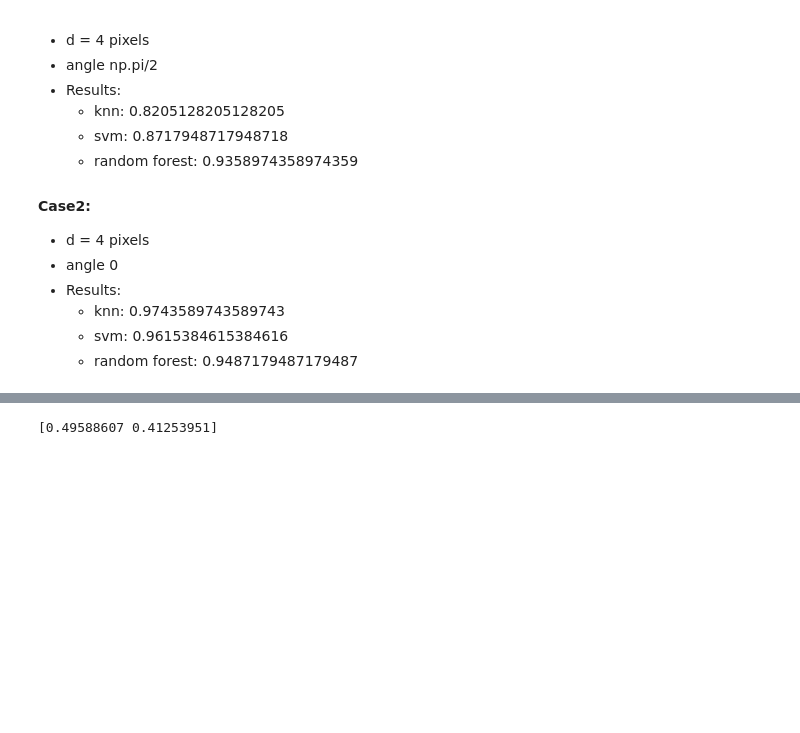
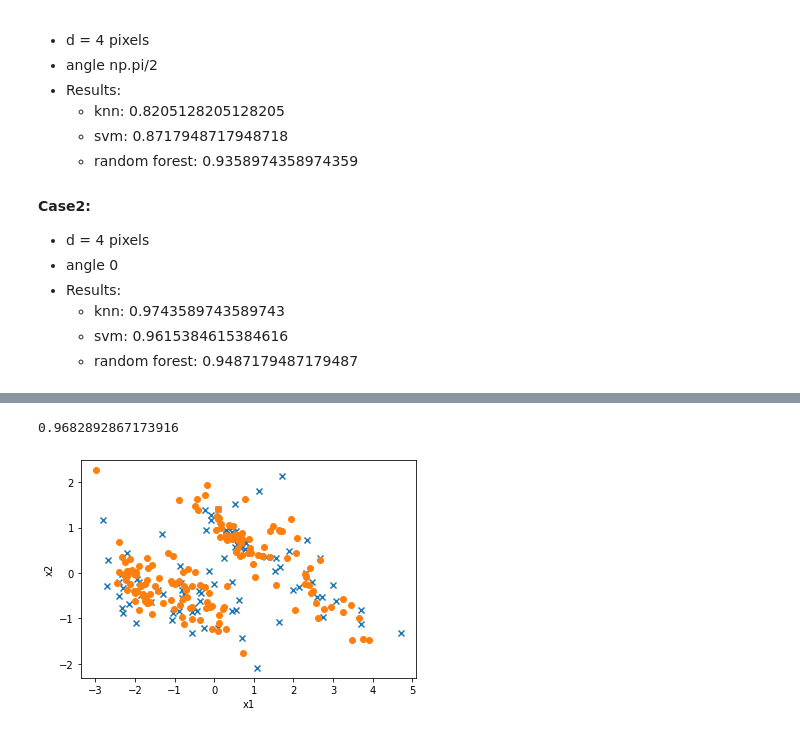
Before and after one commit to NouranHany/Handwriting-Based-Gender-Classification, a Jupyter notebook: GLCM Features.ipynb, the cells around one changed output, grey strips where cells are left out. Saved outputs shown, nothing was run; the diff lists cells and outputs as text; code cells hidden in the pictures; blank space fills up the shorter version.

```diff
--- a/GLCM Features.ipynb
+++ b/GLCM Features.ipynb
@@ -192,15 +192,23 @@ plt.show()
 # and testing set of X component
 from sklearn.decomposition import PCA
 
-pca = PCA(n_components = 2)
+pca = PCA(n_components = 3)
 
 X_train = pca.fit_transform(X_train)
 X_test = pca.transform(X_test)
 
 explained_variance = pca.explained_variance_ratio_
-print(explained_variance)
+print(np.sum(explained_variance))
 # %% [output]
-[0.49588607 0.41253951]
+0.9682892867173916
+# %%
+plt.scatter(X_train[female_mask][:,0], X_train[female_mask][:,-1], marker = "x", label="female")
+plt.scatter(X_train[male_mask][:,0], X_train[male_mask][:,-1], marker = "o", label="male")
+plt.xlabel('x1')
+plt.ylabel('x2')
+plt.show()
+# %% [output]
+[figure, added]
 # %%
 from sklearn import svm
 
```
Also changed, not shown: parts of 8 cells of this notebook.
